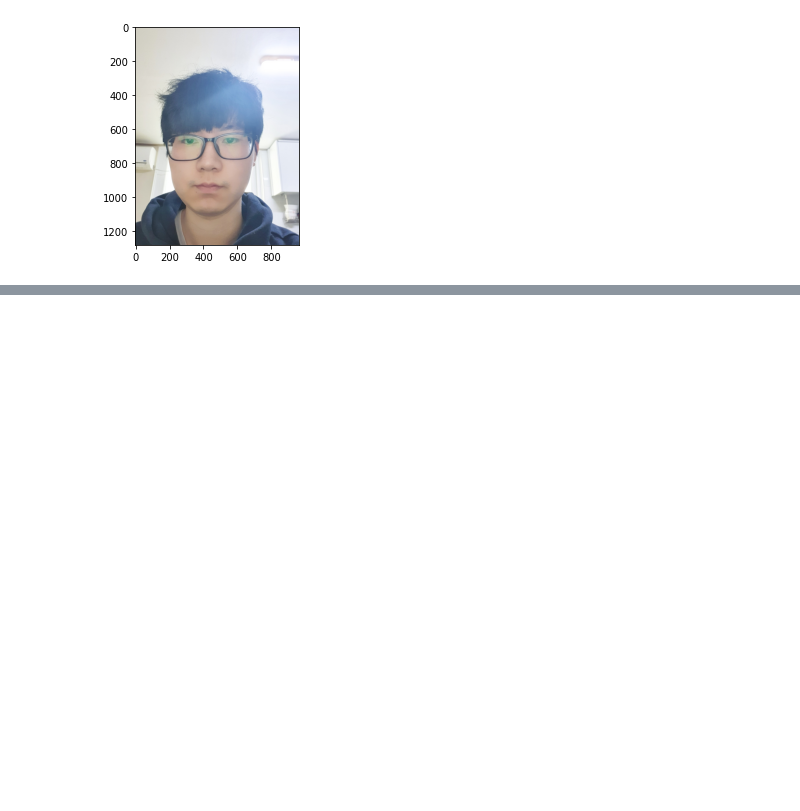
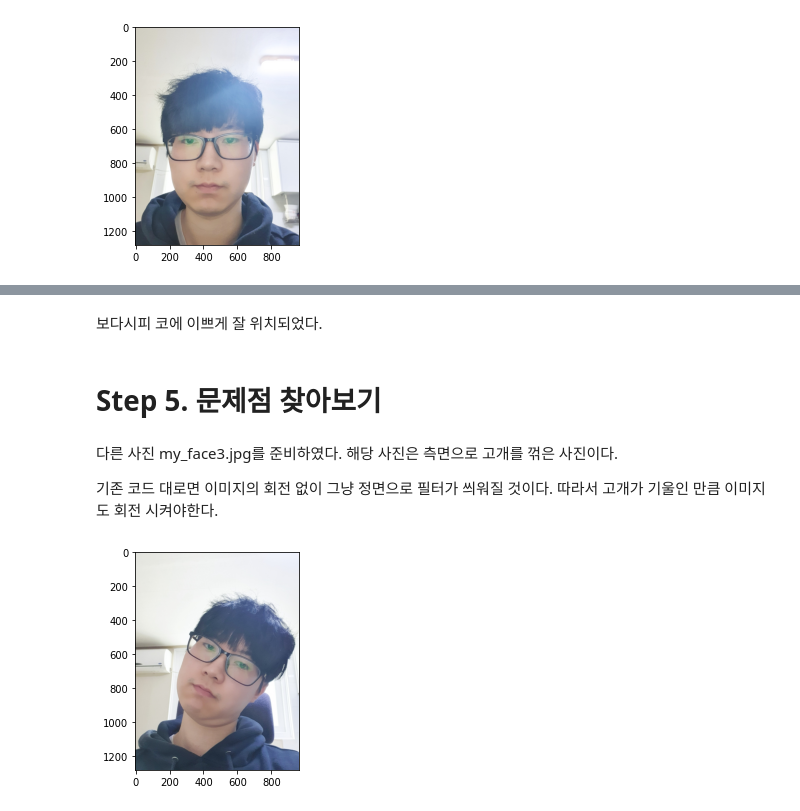
Before and after one commit to kkalkkkal/AIFFEL, a Jupyter notebook: 3. 카메라 스티커앱 만들기 첫걸음/고양이 수염 필터.ipynb, the cells around one changed output, grey strips where cells are left out. Cells and saved outputs as stored; diff of their text form; code cells hidden in the pictures; blank space fills up the shorter version.

```diff
--- a/3. 카메라 스티커앱 만들기 첫걸음/고양이 수염 필터.ipynb
+++ b/3. 카메라 스티커앱 만들기 첫걸음/고양이 수염 필터.ipynb
@@ -220,0 +232,18 @@ plt.show()
+# %% [markdown]
+보다시피 코에 이쁘게 잘 위치되었다.
+# %% [markdown]
+# Step 5. 문제점 찾아보기
+# %% [markdown]
+다른 사진 my_face3.jpg를 준비하였다.
+해당 사진은 측면으로 고개를 꺾은 사진이다.
+
+기존 코드 대로면 이미지의 회전 없이 그냥 정면으로 필터가 씌워질 것이다.
+따라서 고개가 기울인 만큼 이미지도 회전 시켜야한다.
+# %%
+my_image_path2 = './my_face3.jpg'
+img_bgr2 = cv2.imread(my_image_path2)    # OpenCV로 이미지를 불러옵니다
+img_show3 = img_bgr2.copy()      # 출력용 이미지를 따로 보관합니다
+plt.imshow(cv2.cvtColor(img_show3, cv2.COLOR_BGR2RGB))
+plt.show()
+# %% [output]
+[figure, added]
```
Also changed, not shown: parts of 26 cells of this notebook, 1 other file.
